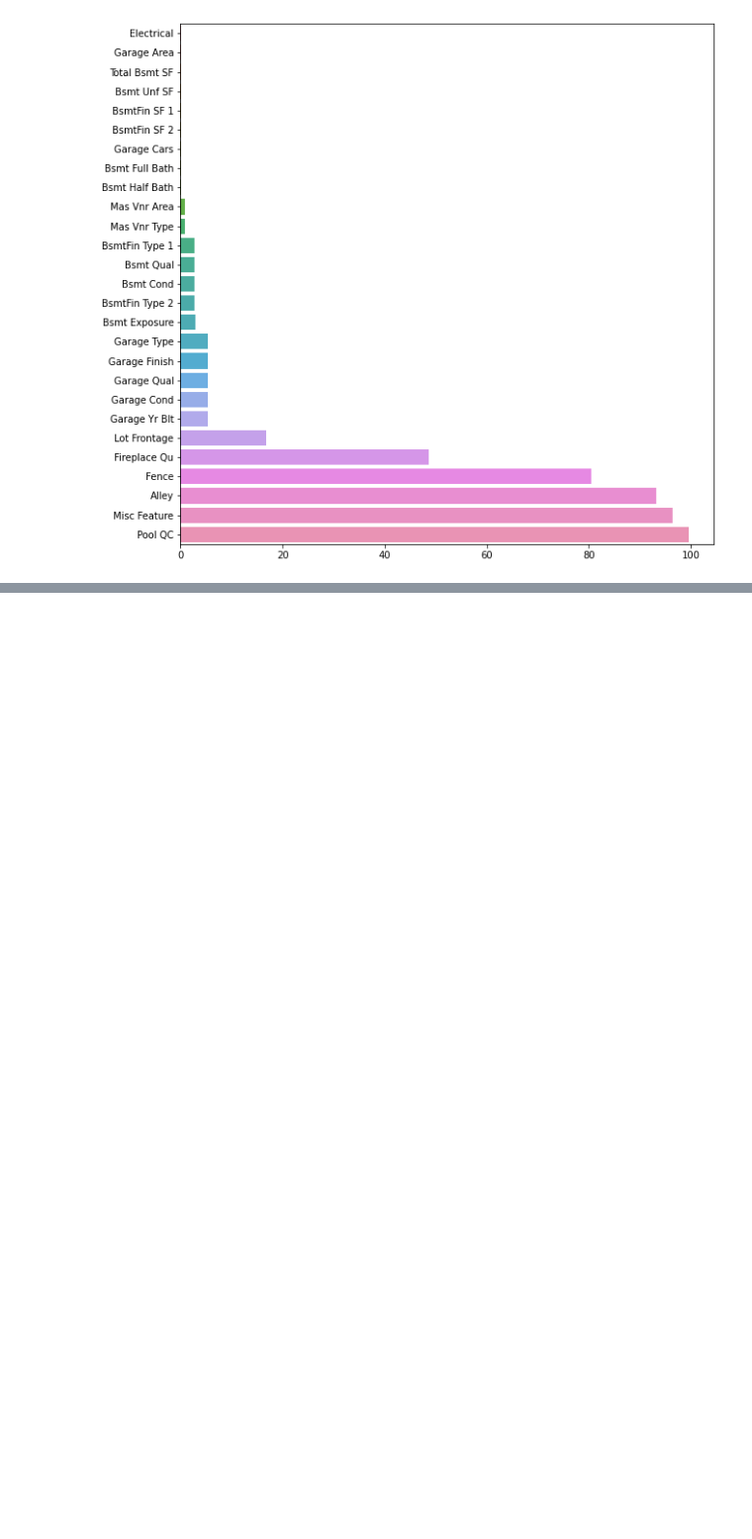
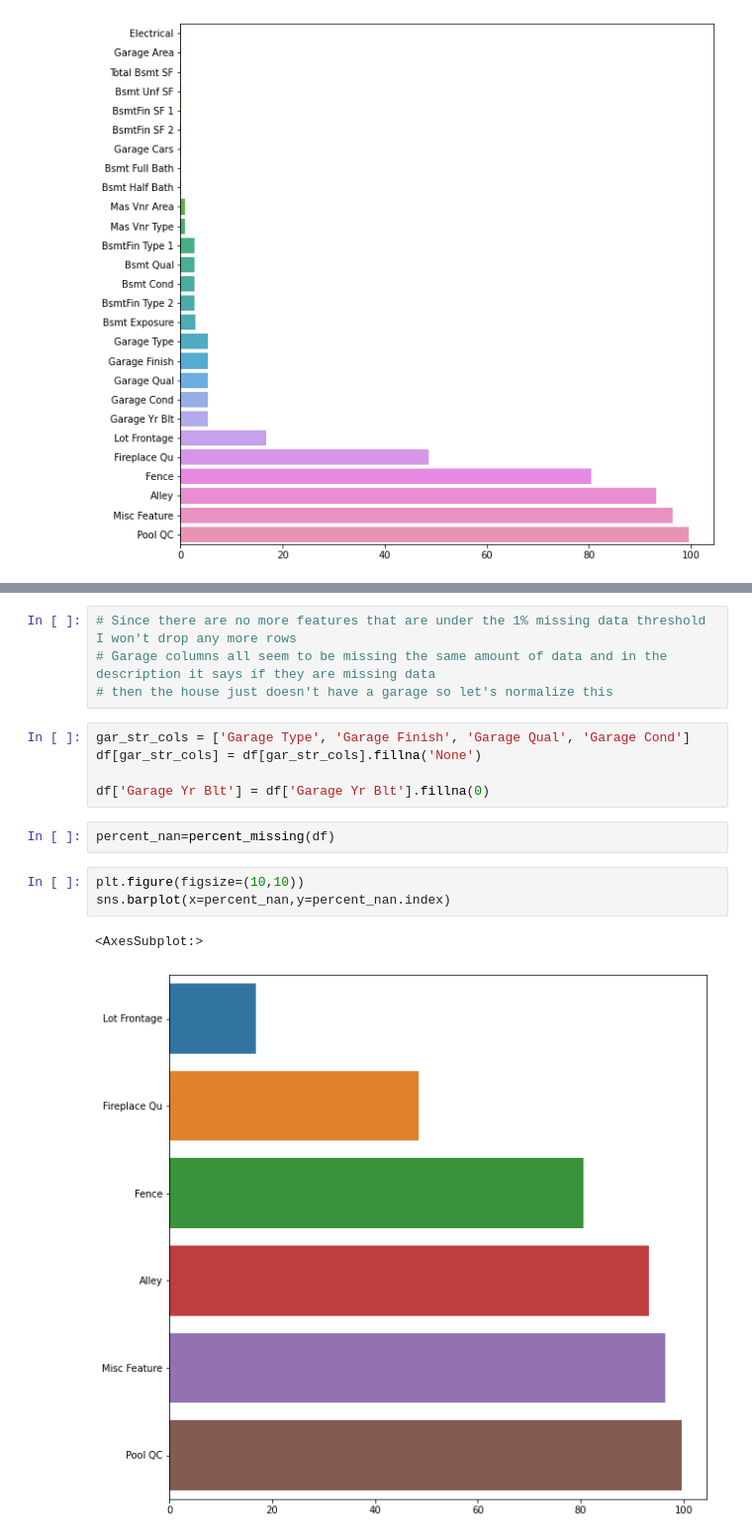
Before and after one commit to bgosha24/Linear-Regression-Project, a Jupyter notebook: Linear Regression Project.ipynb, the cells around one changed output, grey strips where cells are left out. Shown: that part at 99% size. Saved outputs shown, nothing was run; the diff lists cells and outputs as text; blank space fills up the shorter version.

```diff
--- a/Linear Regression Project.ipynb
+++ b/Linear Regression Project.ipynb
@@ -210,0 +301,17 @@ plt.xlim(0,1)
+# %%
+# Since there are no more features that are under the 1% missing data threshold I won't drop any more rows
+# Garage columns all seem to be missing the same amount of data and in the description it says if they are missing data
+# then the house just doesn't have a garage so let's normalize this
+# %%
+gar_str_cols = ['Garage Type', 'Garage Finish', 'Garage Qual', 'Garage Cond']
+df[gar_str_cols] = df[gar_str_cols].fillna('None')
+
+df['Garage Yr Blt'] = df['Garage Yr Blt'].fillna(0)
+# %%
+percent_nan=percent_missing(df)
+# %%
+plt.figure(figsize=(10,10))
+sns.barplot(x=percent_nan,y=percent_nan.index)
+# %% [output]
+<AxesSubplot:>
+[figure, added]
```
Also changed, not shown: parts of 38 cells of this notebook.
